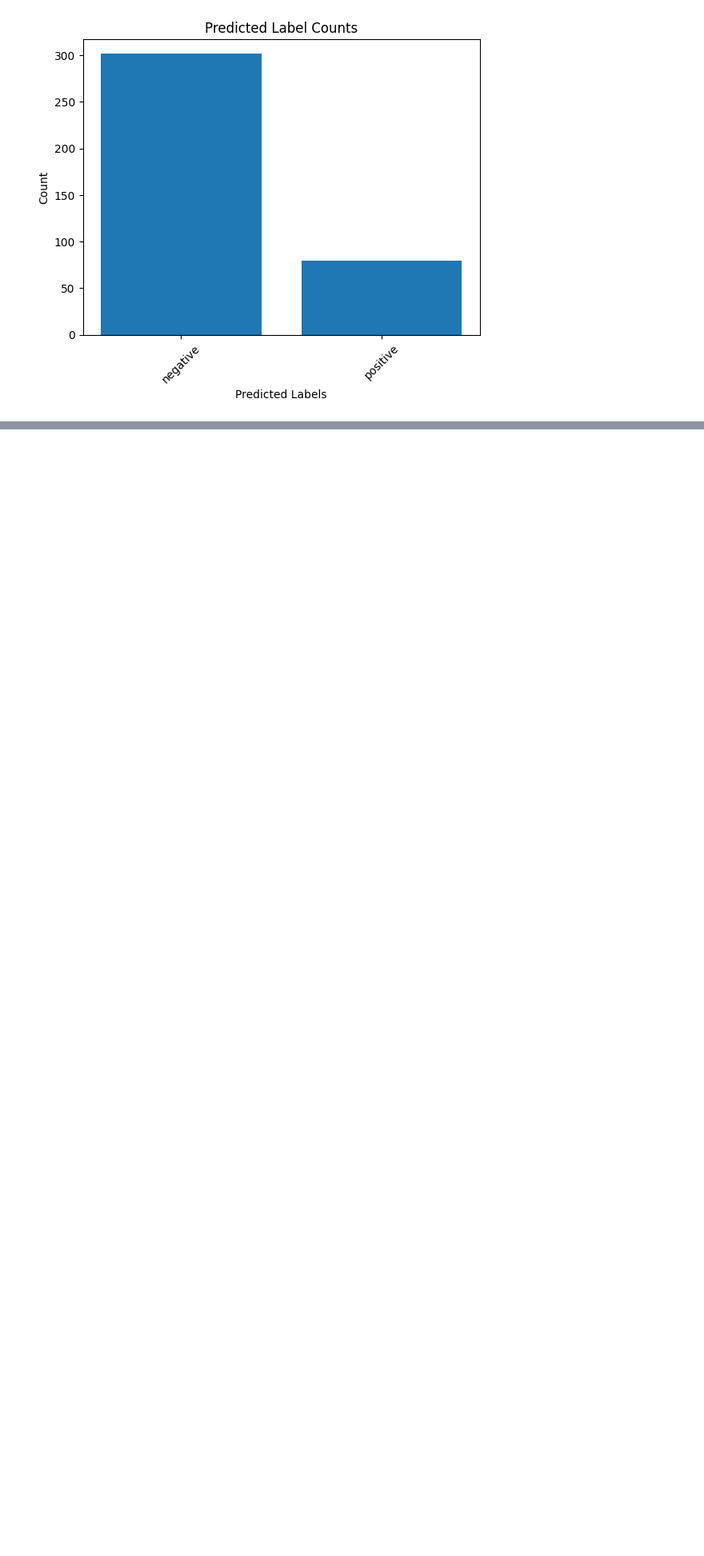
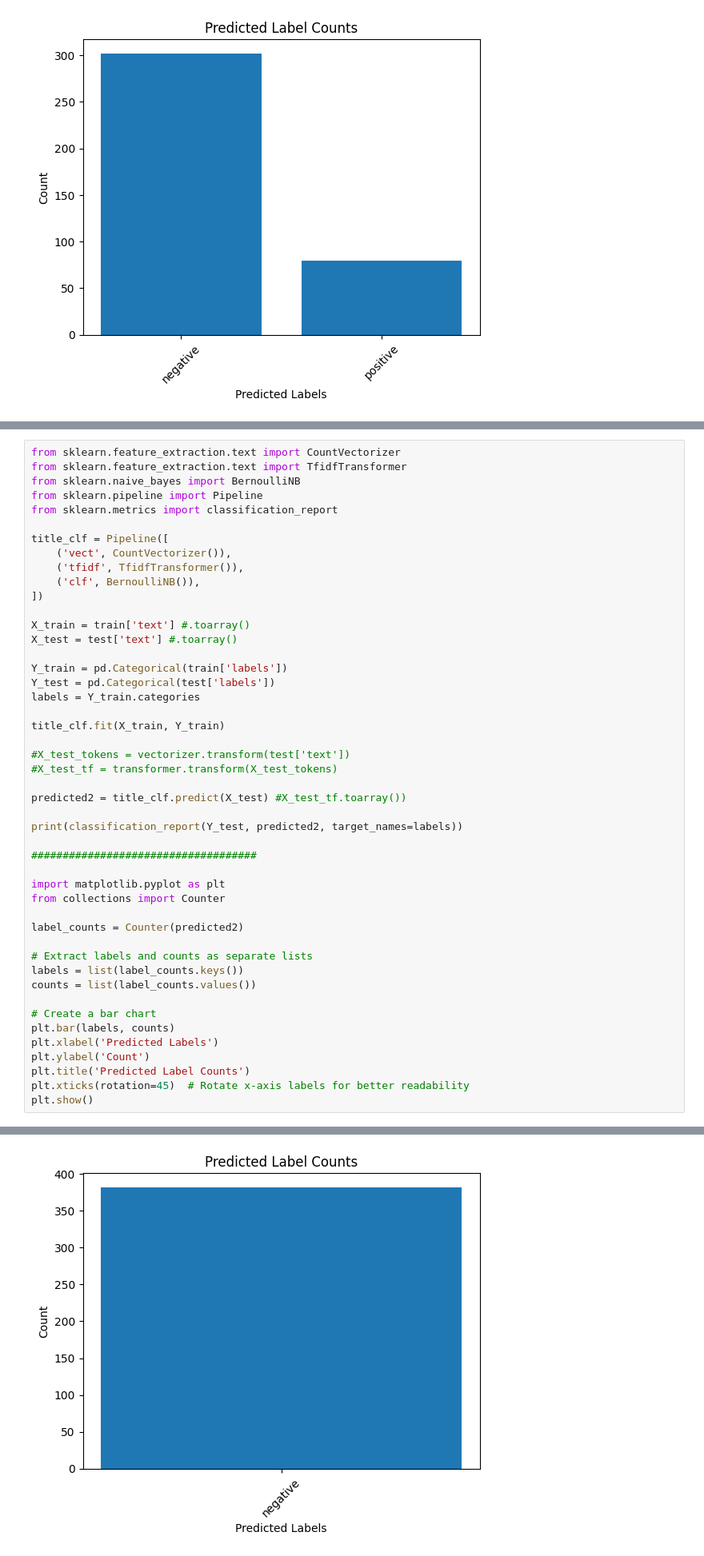
Before and after one commit to benricok/hackathonn23, a Jupyter notebook: testing/benricok/sentiment.ipynb, the cells around one changed output, grey strips where cells are left out. Shown: that part at 80% size. Saved outputs shown, nothing was run; the diff lists cells and outputs as text; blank space fills up the shorter version.

```diff
--- a/testing/benricok/sentiment.ipynb
+++ b/testing/benricok/sentiment.ipynb
@@ -124,0 +213,48 @@ plt.show()
+# %%
+from sklearn.feature_extraction.text import CountVectorizer
+from sklearn.feature_extraction.text import TfidfTransformer
+from sklearn.naive_bayes import BernoulliNB
+from sklearn.pipeline import Pipeline
+from sklearn.metrics import classification_report
+
+title_clf = Pipeline([
+    ('vect', CountVectorizer()),
+    ('tfidf', TfidfTransformer()),
+    ('clf', BernoulliNB()),
+])
+
+X_train = train['text'] #.toarray()
+X_test = test['text'] #.toarray()
+
+Y_train = pd.Categorical(train['labels'])
+Y_test = pd.Categorical(test['labels'])
+labels = Y_train.categories
+
+title_clf.fit(X_train, Y_train)
+
+#X_test_tokens = vectorizer.transform(test['text'])
+#X_test_tf = transformer.transform(X_test_tokens)
+
+predicted2 = title_clf.predict(X_test) #X_test_tf.toarray())
+
+print(classification_report(Y_test, predicted2, target_names=labels))
+
+####################################
+
+import matplotlib.pyplot as plt
+from collections import Counter
+
+label_counts = Counter(predicted2)
+
+# Extract labels and counts as separate lists
+labels = list(label_counts.keys())
+counts = list(label_counts.values())
+
+# Create a bar chart
+plt.bar(labels, counts)
+plt.xlabel('Predicted Labels')
+plt.ylabel('Count')
+plt.title('Predicted Label Counts')
+plt.xticks(rotation=45)  # Rotate x-axis labels for better readability
+plt.show()
+# %% [output]
@@ -124,0 +269 @@ plt.show()
+[figure, added]
```
Also changed, not shown: parts of 6 cells of this notebook, 1 other file.
